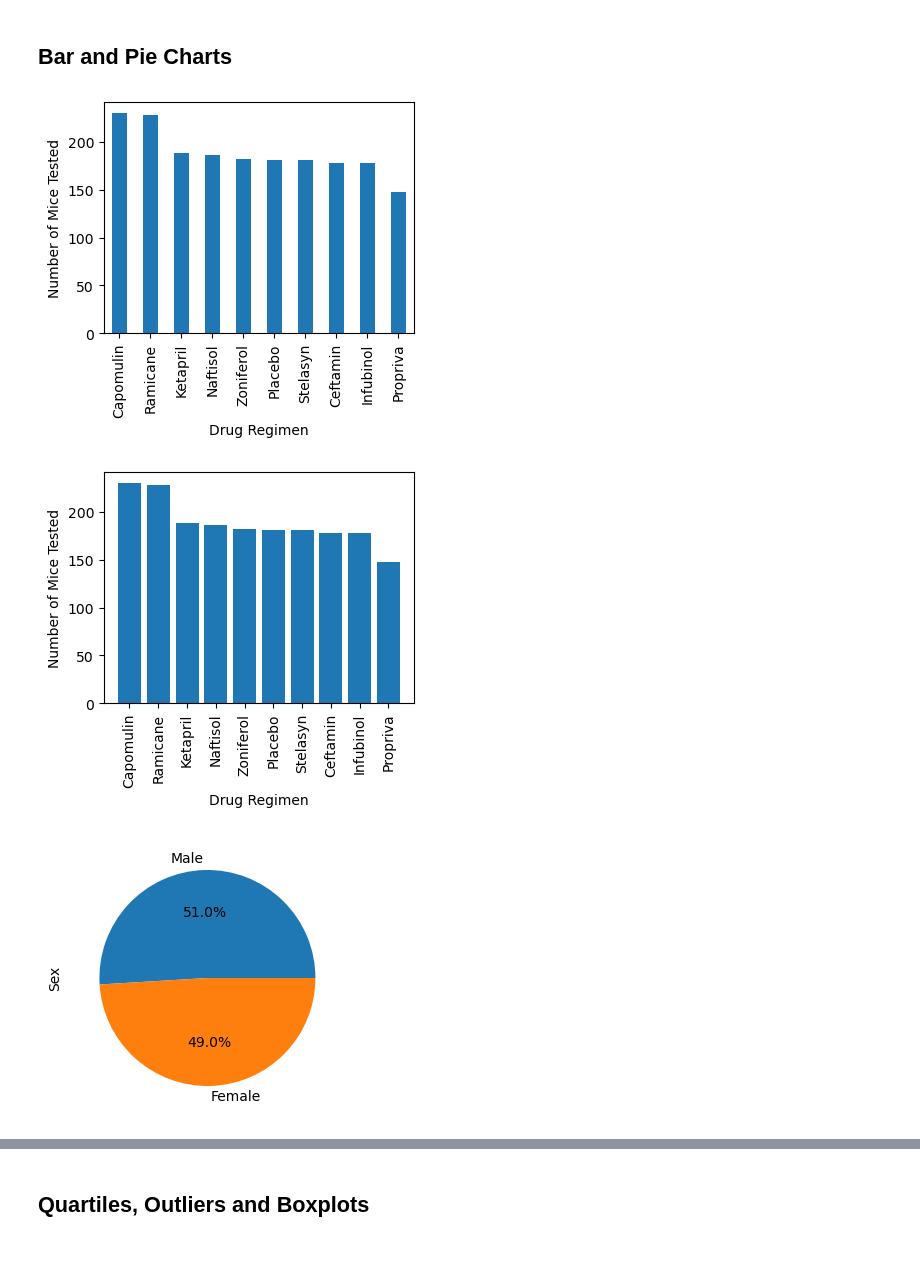
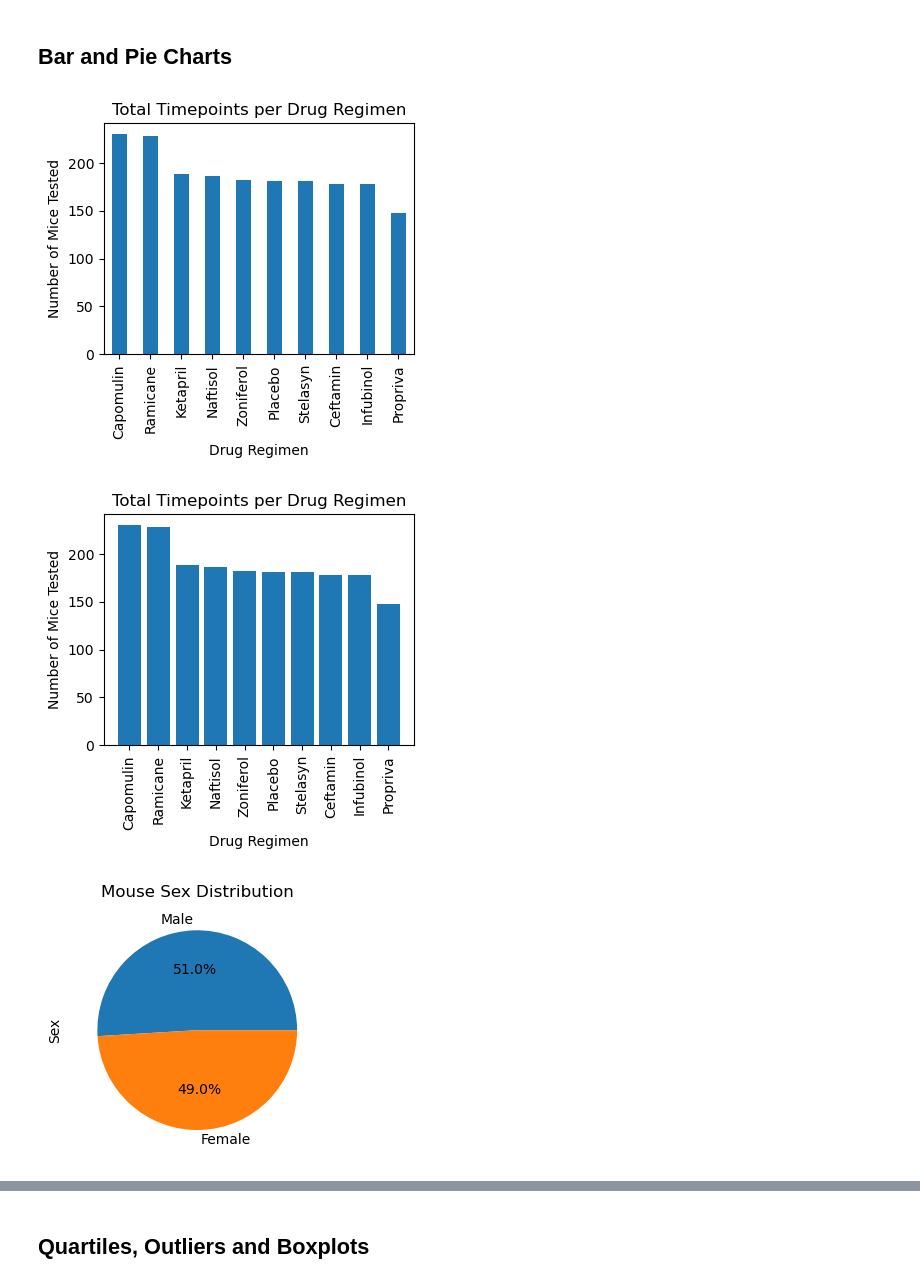
Before and after one commit to andcetera/pymaceuticals-study, a Jupyter notebook: Project Folder/pymaceuticals.ipynb, the cells around one changed output, grey strips where cells are left out. Cells and saved outputs as stored; diff of their text form; code cells hidden in the pictures; blank space fills up the shorter version.

```diff
--- a/Project Folder/pymaceuticals.ipynb
+++ b/Project Folder/pymaceuticals.ipynb
@@ -74,7 +74,7 @@ dup_mouse
 | 12 | g989 | 13 | 35 | 62.570880 | 2 | Propriva | Female | ... |
 # %%
 # Create a clean DataFrame by dropping the duplicate mouse by its ID.
-data = df[df['Mouse ID'] != 'g989']
+data = df[df['Mouse ID'] != duplicate.index[0]]
 data.head()
 # %% [output]
 |  | Mouse ID | Timepoint | Tumor Volume (mm3) | Metastatic Sites | Drug Regimen | Sex | Age_months | ... |
@@ -156,19 +156,19 @@ group.agg({"Tumor Volume (mm3)": ["mean", "median", "var", "std", "sem"]})
 # %%
 # Generate a bar plot showing the total number of timepoints for all mice tested for each drug regimen using Pandas.
 
 # Get counts of above data by drug regimen for all mice/timepoints tested & sort
 drug_count = group.count()
 drug_count = drug_count[['Mouse ID']]
 sortd = drug_count.sort_values(['Mouse ID'], ascending=False)
 
 # Plot bar chart using Pandas method
-sortd.plot(kind='bar', figsize=(4, 3), legend=False)
+sortd.plot(kind='bar', figsize=(4, 3), legend=False, title="Total Timepoints per Drug Regimen")
 
 # Add labels to graph
 plt.ylabel('Number of Mice Tested')
 plt.show()
 # %% [output]
-[figure, old version]
+[figure, new version]
 # %%
 # Generate a bar plot showing the total number of timepoints for all mice tested for each drug regimen using pyplot.
 # Plot bar chart from above data using matplotlib method
@@ -176,12 +176,13 @@ plt.figure(figsize=(4, 3))
 plt.bar(sortd.index, sortd['Mouse ID'])
 
 # Label graph
+plt.title("Total Timepoints per Drug Regimen")
 plt.xlabel('Drug Regimen')
 plt.ylabel('Number of Mice Tested')
 plt.xticks(rotation='vertical')
 plt.show()
 # %% [output]
-[figure, old version]
+[figure, new version]
 # %%
 # Generate a pie plot showing the distribution of female versus male mice using Pandas
 
@@ -191,10 +192,10 @@ mf = mouse_sex['Sex'].count()
 mf_pie = mf.sort_values(ascending=False)
 
 # Plot pie chart using Pandas method
-mf_pie.plot(kind='pie', autopct='%1.1f%%', figsize=(4, 3))
+mf_pie.plot(kind='pie', autopct='%1.1f%%', figsize=(4, 3), title="Mouse Sex Distribution")
 plt.tight_layout()
 # %% [output]
-[figure, old version]
+[figure, new version]
 # %%
 # Generate a pie plot showing the distribution of female versus male mice using pyplot
 # Graph pie chart from above data using matplotlib method
```
Also changed, not shown: parts of 8 cells of this notebook.
